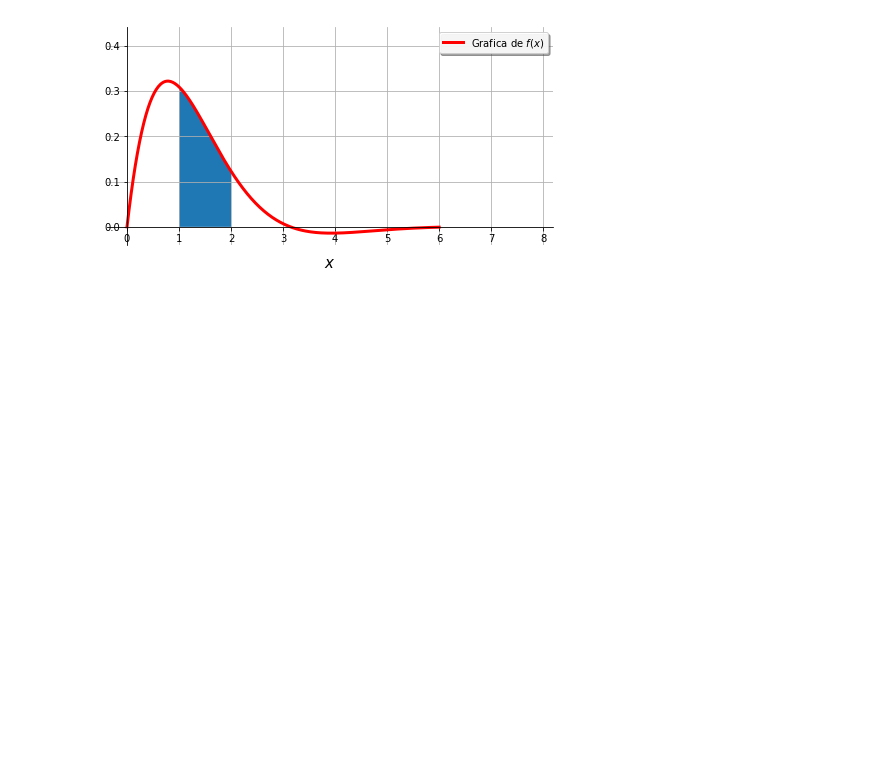
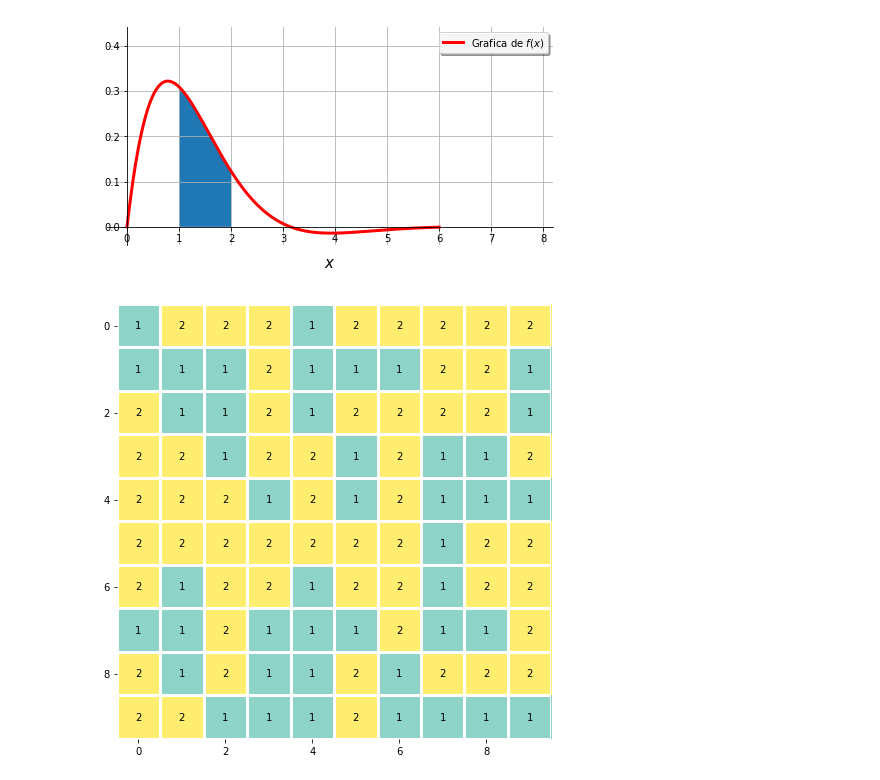
Before and after one commit to rafneta/PruebasPython, a Jupyter notebook: Ejemplos.ipynb, the cells around one changed output. Cells and saved outputs as stored; diff of their text form; code cells hidden in the pictures; blank space fills up the shorter version.

Commit message:
cambios de graficas, se agrego cuadro

```diff
--- a/Ejemplos.ipynb
+++ b/Ejemplos.ipynb
@@ -17,3 +18,8 @@ gra2di('sin(x)',(-5,5),-1,3)
 gra2di('exp(-x)*sin(x)',(0,6),1,2)
 # %% [output]
 [figure]
+# %%
+#cuadrosampler(filas,columnas,colores)
+cuadrosampler(10,10,2)
+# %% [output]
+[figure, added]
```
Also changed, not shown: parts of 4 cells of this notebook, 4 other files.
